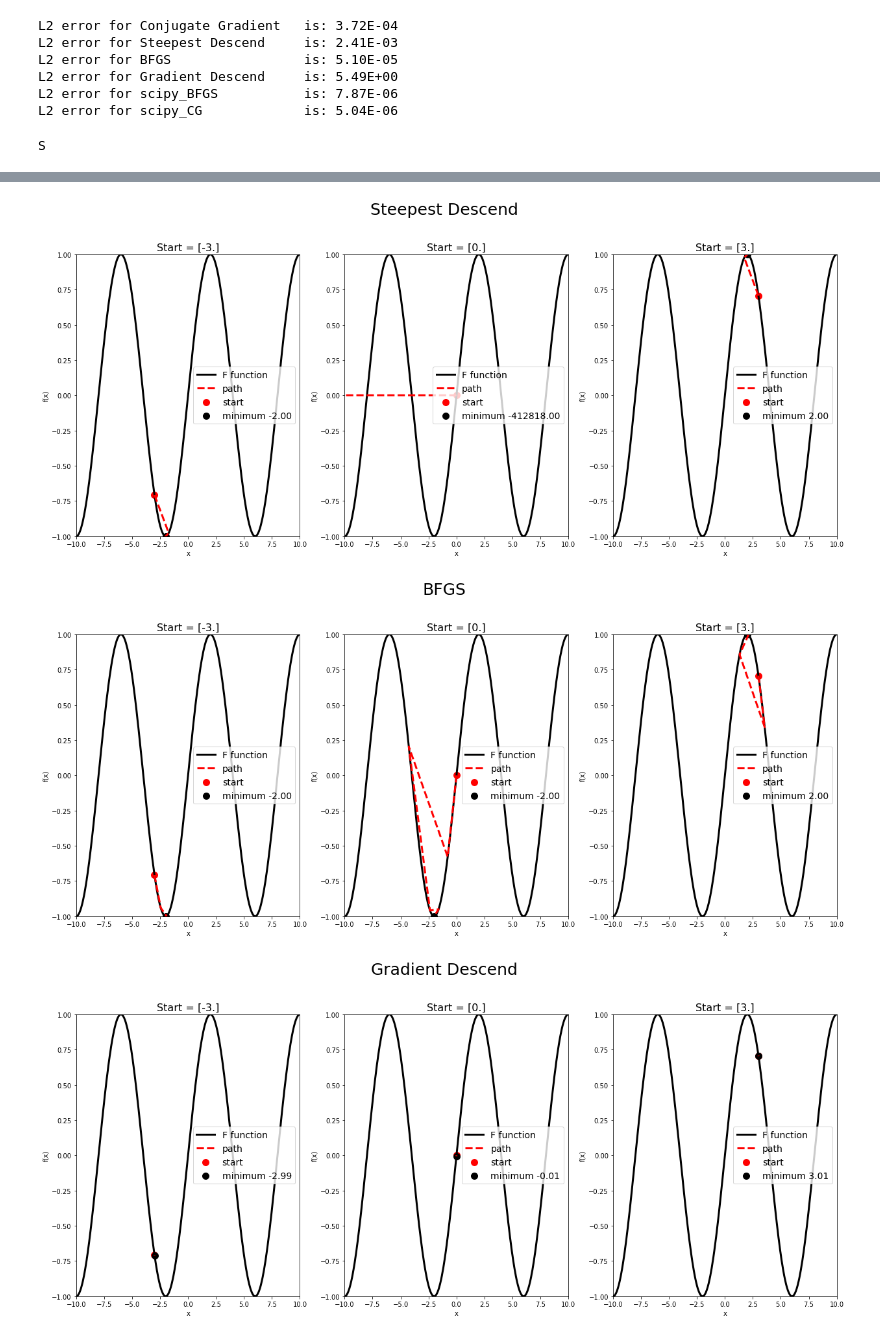
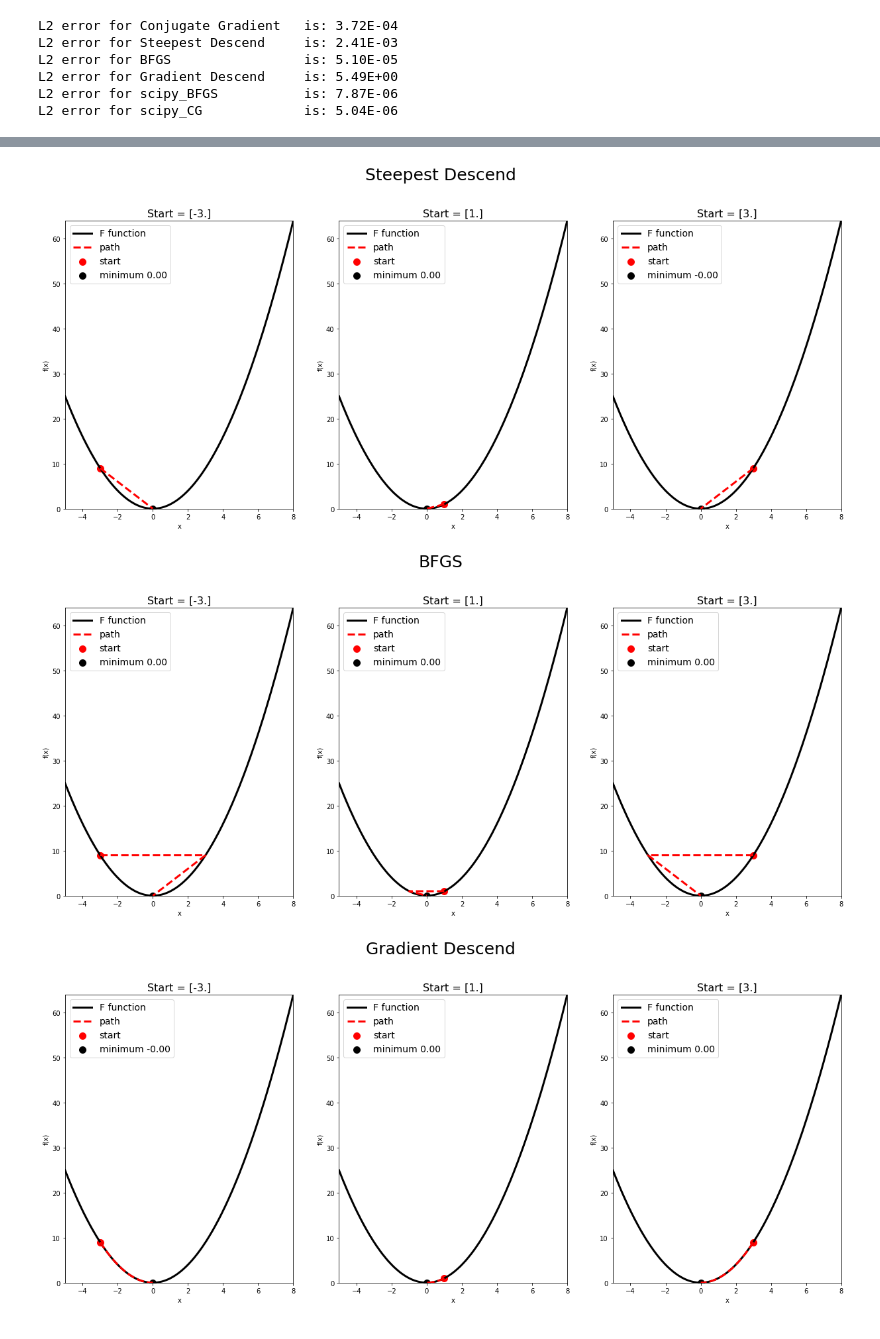
Before and after one commit to AutoDiffAll/cs207_FinalProject, a Jupyter notebook: demos/test_for_optimizer.ipynb, the cells around one changed output, grey strips where cells are left out. Saved outputs shown, nothing was run; the diff lists cells and outputs as text; code cells hidden in the pictures.

```diff
--- a/demos/test_for_optimizer.ipynb
+++ b/demos/test_for_optimizer.ipynb
@@ -28,7 +28,7 @@ models=['Conjugate Gradient','Steepest Descend','BFGS','Gradient Descend']
 # %%
 res={}
 for model in models:
-    res[model]=[op.minimize(f1,v0,method=model,max_iter=10000,lr=1e-6,sigma=1e-5) for v0 in v0_list]
+    res[model]=[op.minimize(f1,v0,method=model,max_iter=100000,lr=1e-5,sigma=1e-5) for v0 in v0_list]
 # %%
 x_grid = np.linspace(-10, 10, 500)
 y_grid = np.linspace(-10, 10, 500)
@@ -79,22 +79,14 @@ L2 error for Gradient Descend     is: 5.49E+00
 L2 error for scipy_BFGS           is: 7.87E-06
 L2 error for scipy_CG             is: 5.04E-06
 # %%
-f0=lambda x: anp.sin(np.pi/4*x)
+f0=lambda x: x**2
 # %%
 res1={}
-v0_list0=[-3,0,3]
+v0_list0=[-3,1,3]
 for model in models:
-    res1[model]=[op.minimize(f0,[v0],method=model,max_iter=10000,lr=1e-6,sigma=1e-5) for v0 in v0_list0]
+    res1[model]=[op.minimize(f0,[v0],method=model,max_iter=100000,lr=1e-4,sigma=1e-3) for v0 in v0_list0]
-# %%
-method="None"
-if method=="CG":
-    print()
-elif method == "BFGS" or method=="None":
-    print('S')
-# %% [output]
-S
 # %%
-x_grid0 = np.linspace(-10, 10, 500)
+x_grid0 = np.linspace(-5, 8, 500)
 for model in models:
     evaluate.plot_path(f0, res1[model], model, dim=1,x_grid=x_grid0)
 # %% [output]
@@ -102,3 +94,3 @@ for model in models:
-[figure, old version]
+[figure, new version]
-[figure, old version]
+[figure, new version]
-[figure, old version]
+[figure, new version]
```
Also changed, not shown: parts of 2 cells of this notebook, 3 other files.
